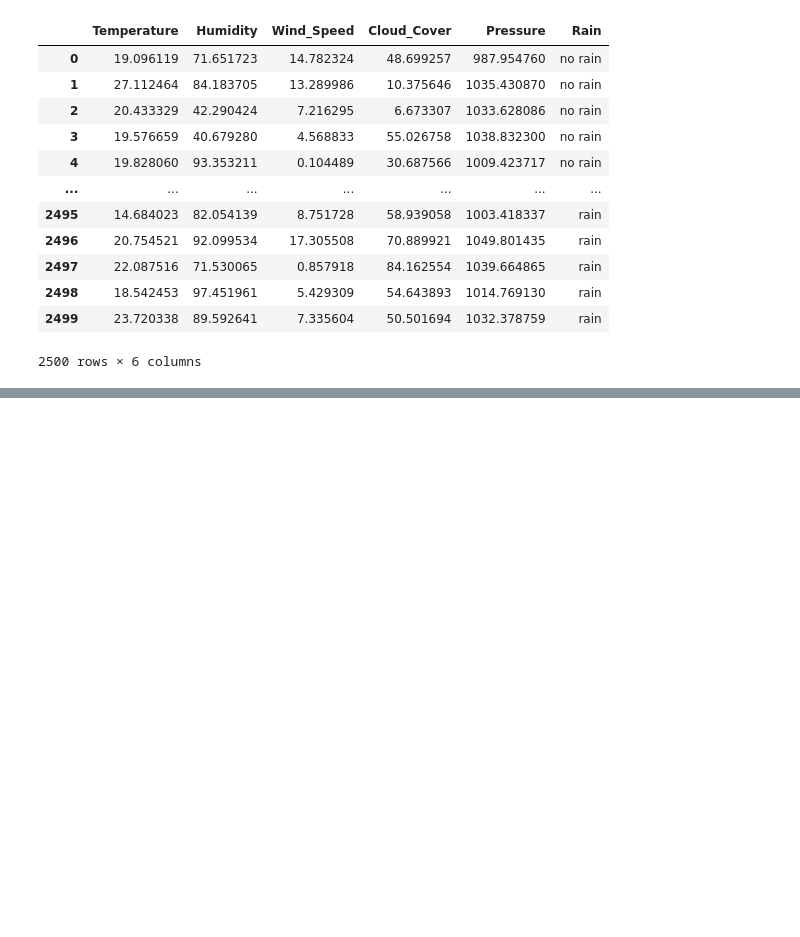
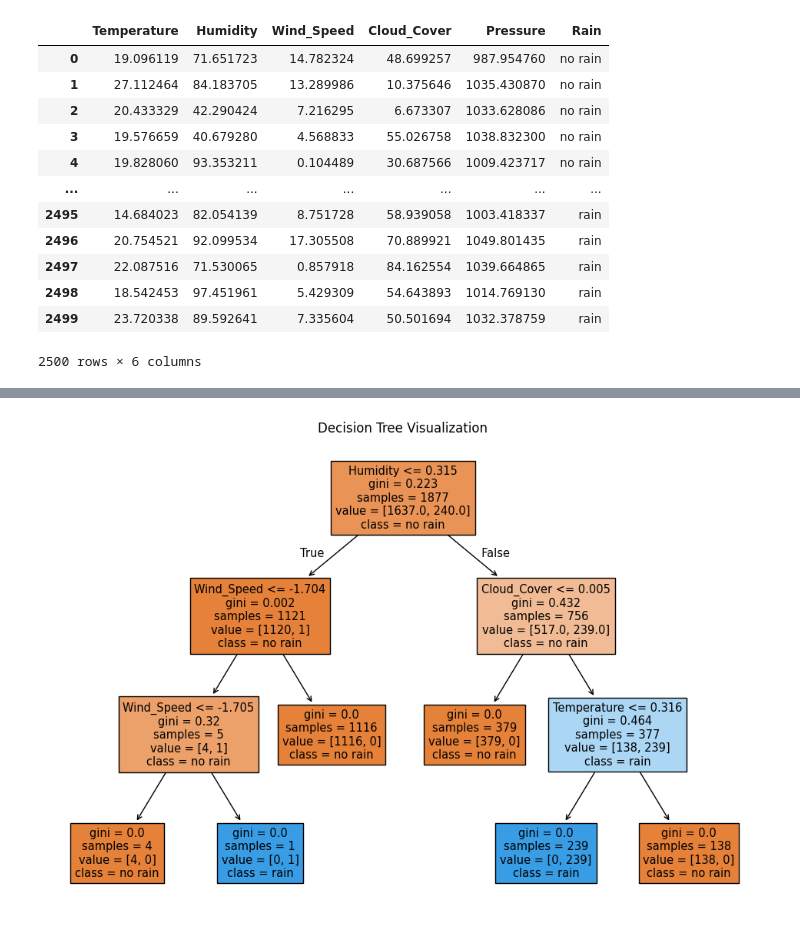
Before and after one commit to RanaEssam03/Climate-Prediction, a Jupyter notebook: A2.ipynb, the cells around one changed output, grey strips where cells are left out. Drawn from its saved outputs; the diff is of its cells as text; code cells hidden in the pictures; blank space fills up the shorter version.

```diff
--- a/A2.ipynb
+++ b/A2.ipynb
@@ -128,15 +151,19 @@ class KNN:
         return predictions
 # %%
 class Metrics:
-    def __init__(self, y_test, predictions):
+    def __init__(self, y_test, predictions, time =0 ):
         self.accuracy = accuracy_score(y_test, predictions)
         self.precision = precision_score(y_test, predictions)
         self.recall = recall_score(y_test, predictions)
+        self.time = time
 
-    def show(self):
+    def show(self, print_divider = True):
+        if self.time != 0:
+            print("time: ", self.time)
         print("Accuracy: ", self.accuracy)
         print("Precision: ", self.precision)
         print("Recall: ", self.recall)
-        print("=====================================")
+        if print_divider:
+            print("=====================================")
 # %%
 # Scratch KNN
@@ -169,9 +198,12 @@ Recall:  0.5066666666666667
 # %%
 from sklearn.neighbors import KNeighborsClassifier
 
-sklearn_knn = KNeighborsClassifier(n_neighbors=9)
-sklearn_knn.fit(x_train, y_train)
-predictions = sklearn_knn.predict(x_test)
-
-Metrics(y_test, predictions).show()
+for k in k_values:
+    knn = KNeighborsClassifier(n_neighbors=k)
+    start_time = time.time()
+    knn.fit(x_train, y_train)
+    predictions = knn.predict(x_test)
+    end_time = time.time()
+    print("K = ", k)
+    Metrics(y_test, predictions, end_time - start_time).show(False)
 # %% [output]
@@ -207 +252,13 @@ Recall:  0.9733333333333334
 =====================================
+# %%
+
+from sklearn.tree import plot_tree
+import matplotlib.pyplot as plt
+
+
+plt.figure(figsize=(12, 8))
+plot_tree(decision_tree, feature_names=numeric_features, class_names=["no rain", "rain"], filled=True)
+plt.title("Decision Tree Visualization")
+plt.show()
+# %% [output]
+[figure, added]
```
Also changed, not shown: parts of 8 cells of this notebook.
